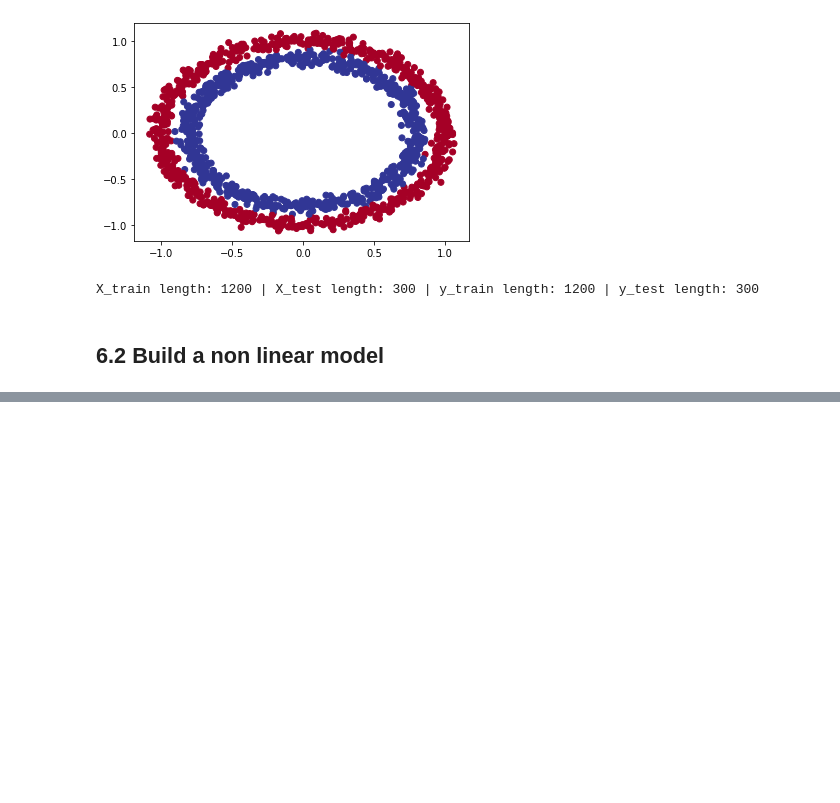
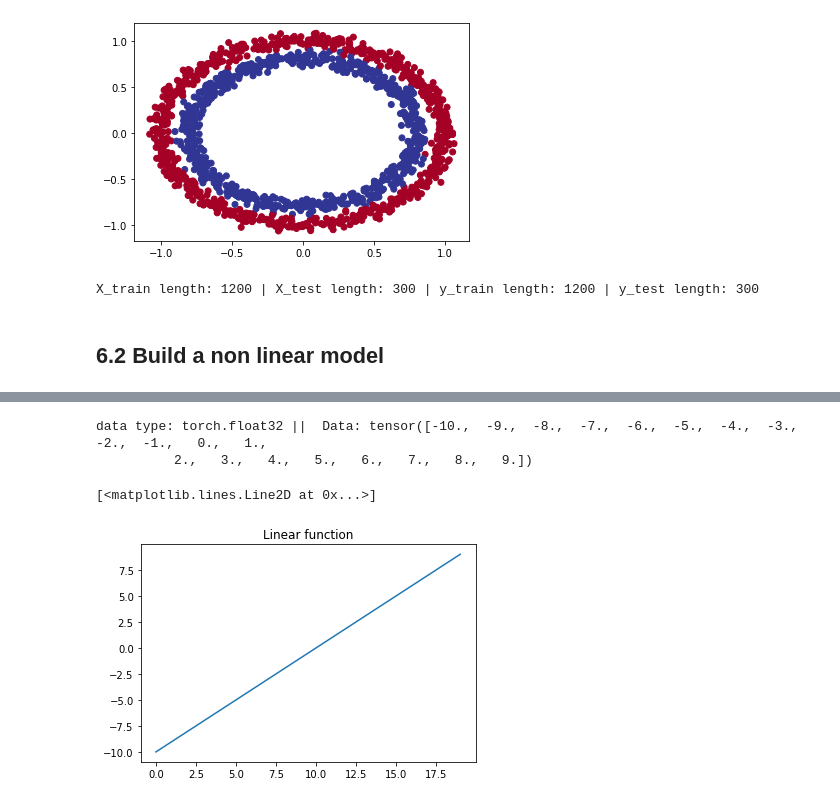
Before and after one commit to fxop0218/Tutorial-PyTorchForBeginners, a Jupyter notebook: Classification_PyTorch_Beginners.ipynb, the cells around one changed output, grey strips where cells are left out. Cells and saved outputs as stored; diff of their text form; code cells hidden in the pictures; blank space fills up the shorter version.

```diff
--- a/Classification_PyTorch_Beginners.ipynb
+++ b/Classification_PyTorch_Beginners.ipynb
@@ -793,0 +887,15 @@ CircleNonLinModel(
+# %%
+# tensor
+
+lin_test = torch.arange(-10, 10, 1, dtype=torch.float32)
+print(f"data type: {lin_test.dtype} ||  Data: {lin_test}")
+# %% [output]
+data type: torch.float32 ||  Data: tensor([-10.,  -9.,  -8.,  -7.,  -6.,  -5.,  -4.,  -3.,  -2.,  -1.,   0.,   1.,
+          2.,   3.,   4.,   5.,   6.,   7.,   8.,   9.])
+# %%
+# Visualize the tensor
+plt.title("Linear function")
+plt.plot(lin_test)
+# %% [output]
+[<matplotlib.lines.Line2D at 0x...>]
+[figure, added]
```
Also changed, not shown: parts of 19 cells of this notebook.
